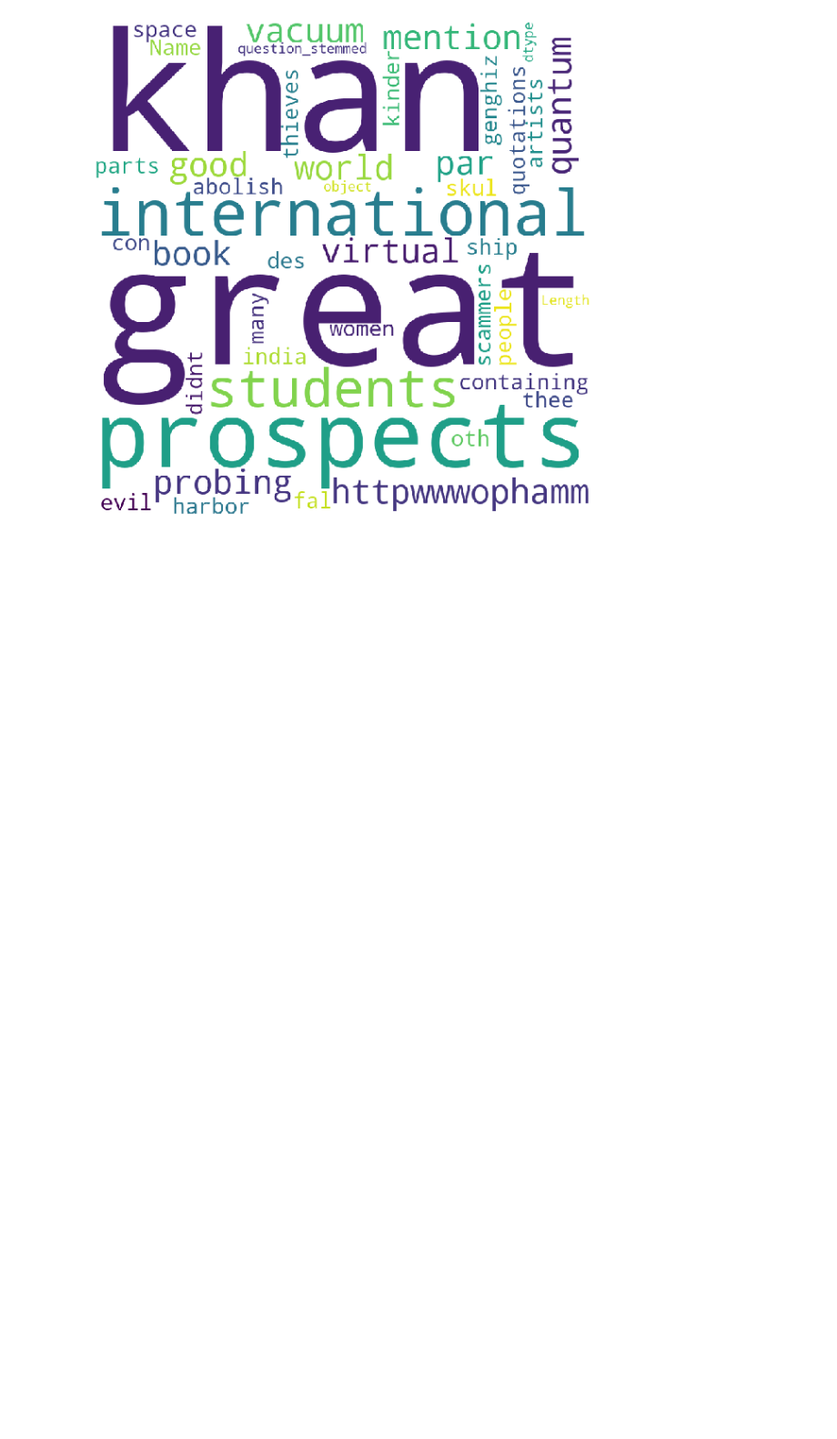
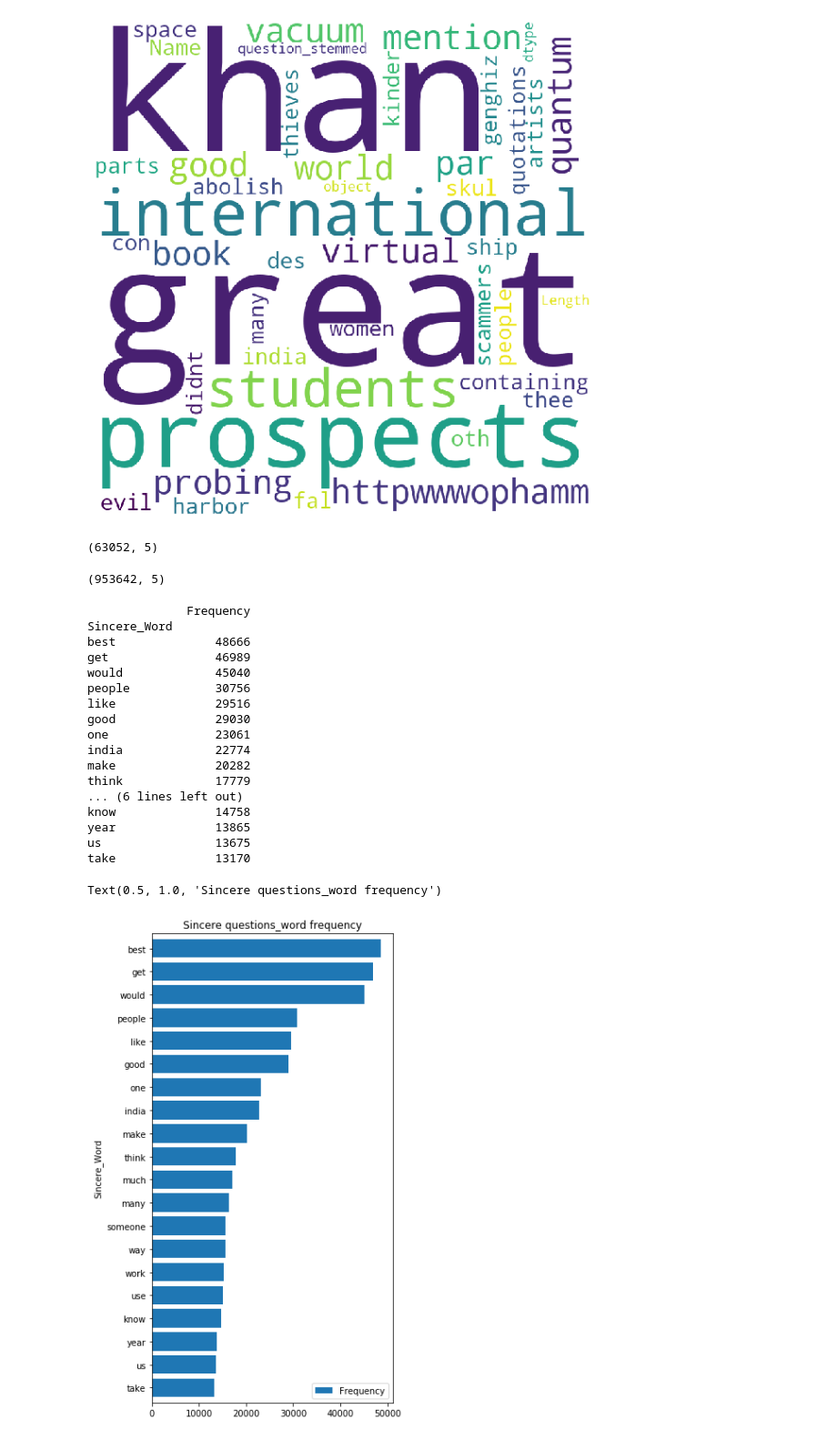
Before and after one commit to shalin4788/Springboard-Do-not-refer-, a Jupyter notebook: Capstone Two/EDA_Quora Insincere Capstone Data.ipynb, the cells around one changed output. Shown at 91% size. Drawn from its saved outputs; the diff is of its cells as text; code cells hidden in the pictures; blank space fills up the shorter version.

```diff
--- a/Capstone Two/EDA_Quora Insincere Capstone Data.ipynb
+++ b/Capstone Two/EDA_Quora Insincere Capstone Data.ipynb
@@ -286,3 +286,47 @@ str(df['question_stemmed'])
 plot_wordcloud(df["question_stemmed"], title="Word Cloud of Questions")
 # %% [output]
 [figure]
+# %%
+df_insincere = df[df['target']==1]
+df_insincere.shape
+# %% [output]
+(63052, 5)
+# %%
+df_sincere = df[df['target']==0]
+df_sincere.shape
+# %% [output]
+(953642, 5)
+# %%
+from collections import Counter
+words_sincere = (df_sincere.question_stemmed
+           .str.cat(sep=' ')
+           .split())
+
+# generate DF out of Counter
+rslt_sincere = pd.DataFrame(Counter(words_sincere).most_common(20),
+                    columns=['Sincere_Word', 'Frequency']).set_index('Sincere_Word').sort_values(by=['Frequency'], ascending=True)
+
+print(rslt_sincere.sort_values(by=['Frequency'], ascending=False))
+
+rslt_sincere.plot.barh(rot=0, figsize=(5,10), width=0.8)
+plt.title('Sincere questions_word frequency')
+# %% [output]
+              Frequency
+Sincere_Word
+best              48666
+get               46989
+would             45040
+people            30756
+like              29516
+good              29030
+one               23061
+india             22774
+make              20282
+think             17779
+... (6 lines left out)
+know              14758
+year              13865
+us                13675
+take              13170
+Text(0.5, 1.0, 'Sincere questions_word frequency')
+[figure, added]
```
Also changed, not shown: parts of 1 cell of this notebook.
